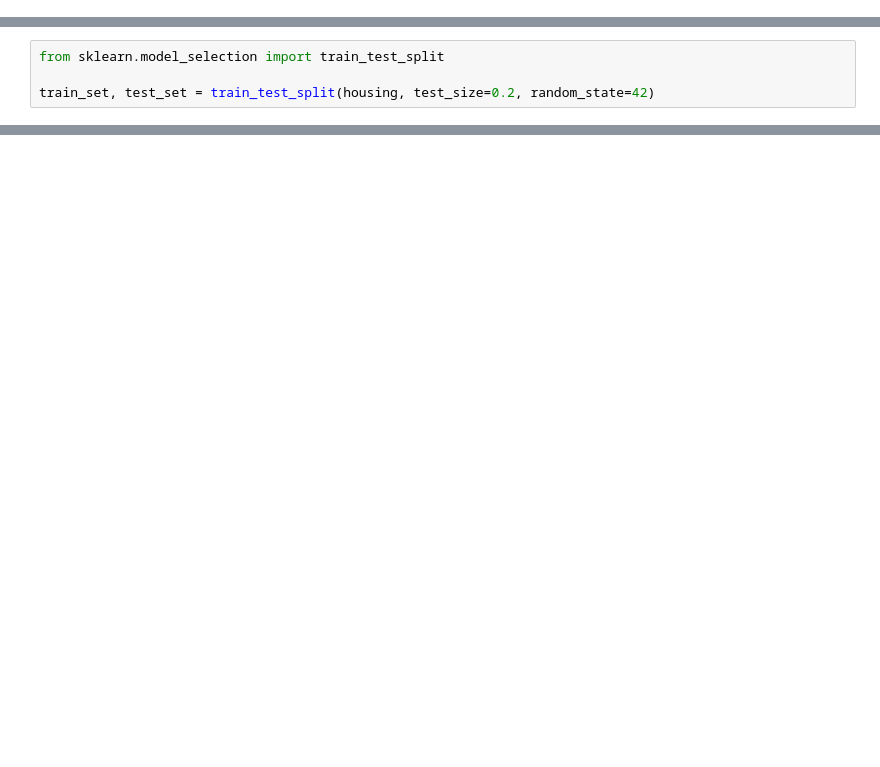
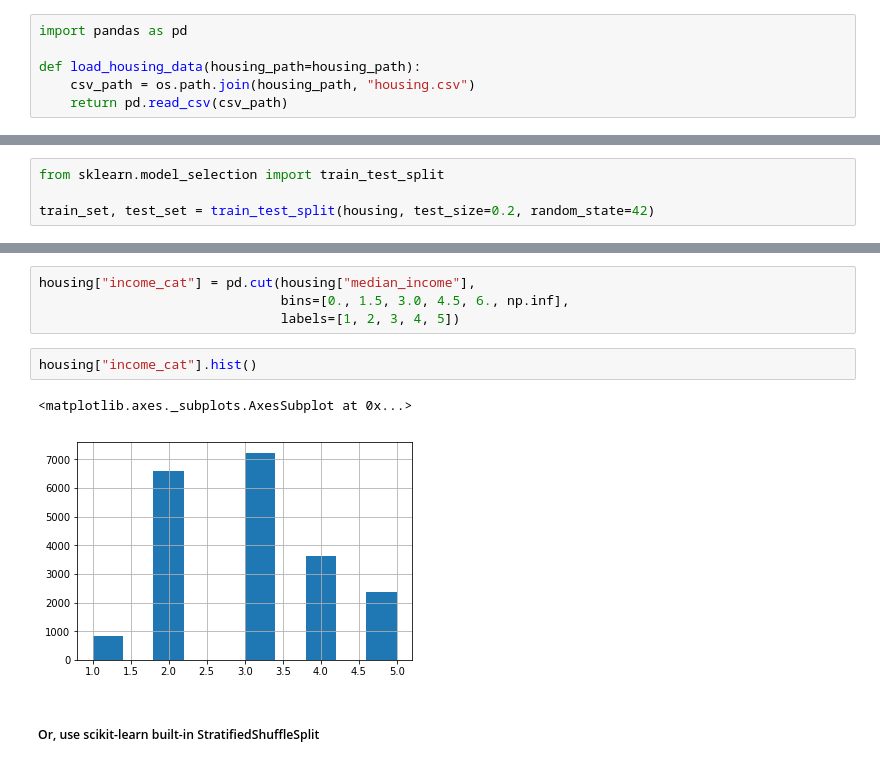
Before and after one commit to wangjb/MLprojs, a Jupyter notebook: California_Housing_Prices/california_housing_prices.ipynb, the cells around one changed output, grey strips where cells are left out. Drawn from its saved outputs; the diff is of its cells as text; blank space fills up the shorter version.

Commit message:
play with the data

```diff
--- a/California_Housing_Prices/california_housing_prices.ipynb
+++ b/California_Housing_Prices/california_housing_prices.ipynb
@@ -31,3 +25,9 @@ def load_housing_data(housing_path=housing_path):
+# %%
+import pandas as pd
+
+def load_housing_data(housing_path=housing_path):
+    csv_path = os.path.join(housing_path, "housing.csv")
+    return pd.read_csv(csv_path)
 # %% [markdown]
 ## Check out the Data Structure
 # %%
@@ -137,0 +141,11 @@ train_set, test_set = train_test_split(housing, test_size=0.2, random_state=42)
+# %%
+housing["income_cat"] = pd.cut(housing["median_income"],
+                               bins=[0., 1.5, 3.0, 4.5, 6., np.inf],
+                               labels=[1, 2, 3, 4, 5])
+# %%
+housing["income_cat"].hist()
+# %% [output]
+<matplotlib.axes._subplots.AxesSubplot at 0x...>
+[figure, added]
+# %% [markdown]
+##### Or, use scikit-learn built-in StratifiedShuffleSplit
```
Also changed, not shown: parts of 26 cells of this notebook.
